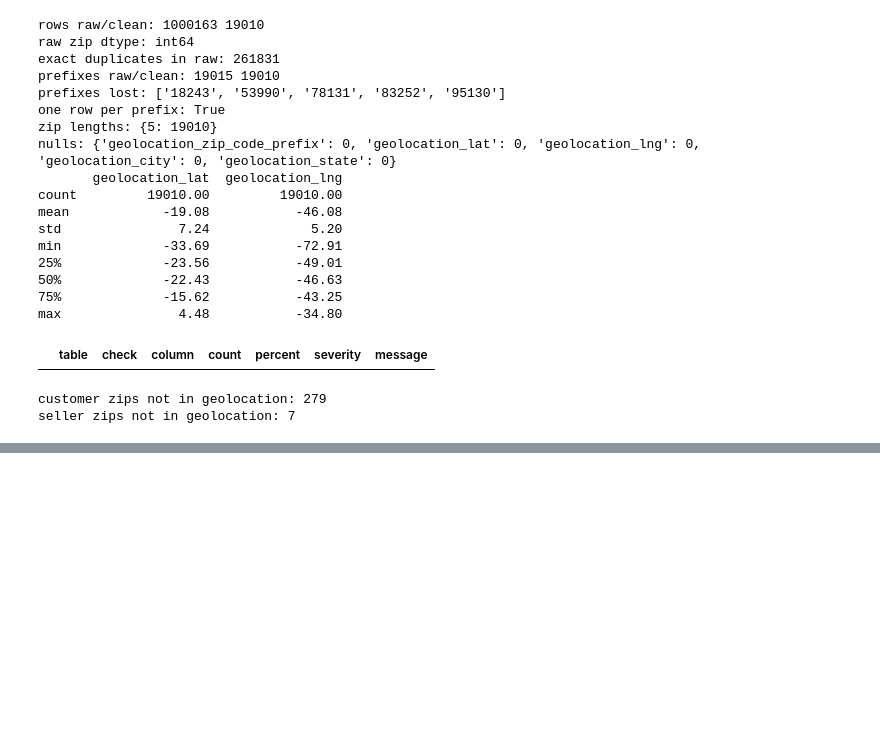
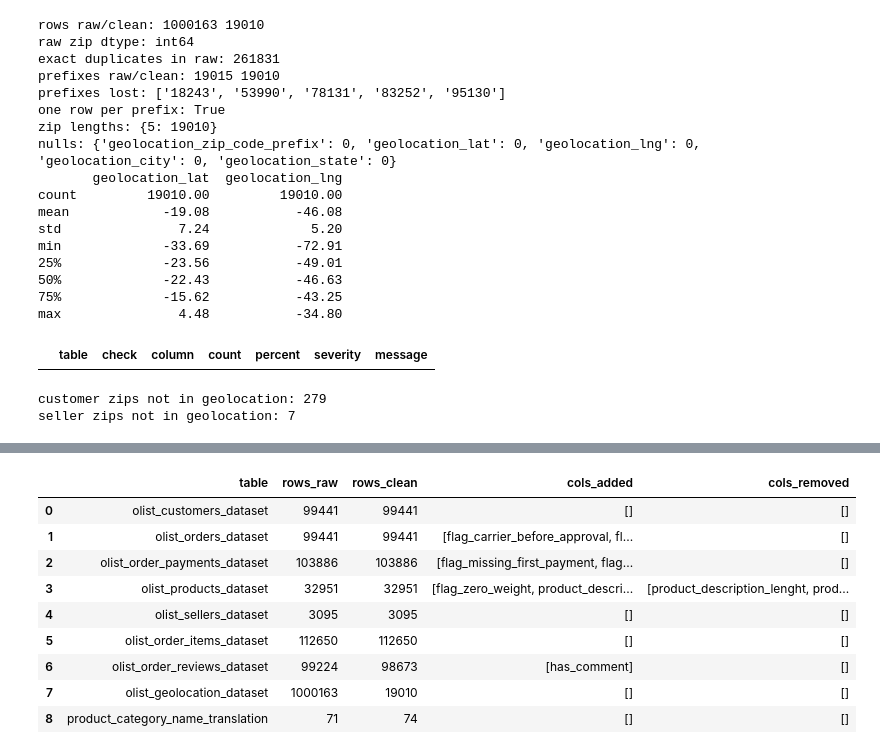
Before and after one commit to yashdave18/DataOps, a Jupyter notebook: notebooks/03_data_cleaning.ipynb, the cells around one changed output, grey strips where cells are left out. Drawn from its saved outputs; the diff is of its cells as text; code cells hidden in the pictures; blank space fills up the shorter version.

Commit message:
Add data quality validation and analysis

```diff
--- a/notebooks/03_data_cleaning.ipynb
+++ b/notebooks/03_data_cleaning.ipynb
@@ -844,0 +851,23 @@ ArrowKeyError: No type extension with name arrow.py_extension_type found
+# %%
+rows = []
+for name, clean in cleaned.items():
+    raw = datasets[name]
+    rows.append({
+        "table": name,
+        "rows_raw": len(raw),
+        "rows_clean": len(clean),
+        "cols_added": sorted(set(clean.columns) - set(raw.columns)),
+        "cols_removed": sorted(set(raw.columns) - set(clean.columns)),
+    })
+display(pd.DataFrame(rows))
+# %% [output]
+|  | table | rows_raw | rows_clean | cols_added | cols_removed |
+| 0 | olist_customers_dataset | 99441 | 99441 | [] | [] |
+| 1 | olist_orders_dataset | 99441 | 99441 | [flag_carrier_before_approval, fl... | [] |
+| 2 | olist_order_payments_dataset | 103886 | 103886 | [flag_missing_first_payment, flag... | [] |
+| 3 | olist_products_dataset | 32951 | 32951 | [flag_zero_weight, product_descri... | [product_description_lenght, prod... |
+| 4 | olist_sellers_dataset | 3095 | 3095 | [] | [] |
+| 5 | olist_order_items_dataset | 112650 | 112650 | [] | [] |
+| 6 | olist_order_reviews_dataset | 99224 | 98673 | [has_comment] | [] |
+| 7 | olist_geolocation_dataset | 1000163 | 19010 | [] | [] |
+| 8 | product_category_name_translation | 71 | 74 | [] | [] |
```
Also changed, not shown: parts of 4 cells of this notebook.
